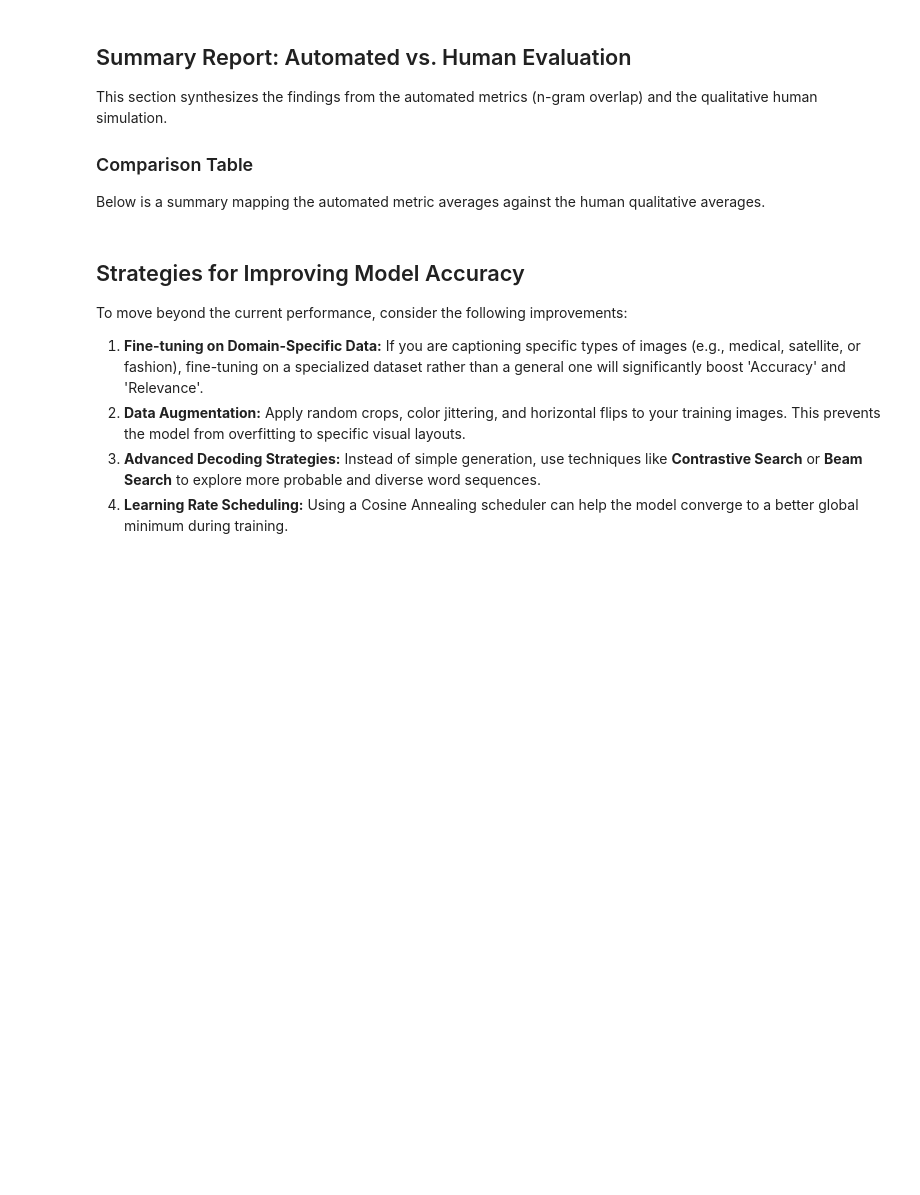
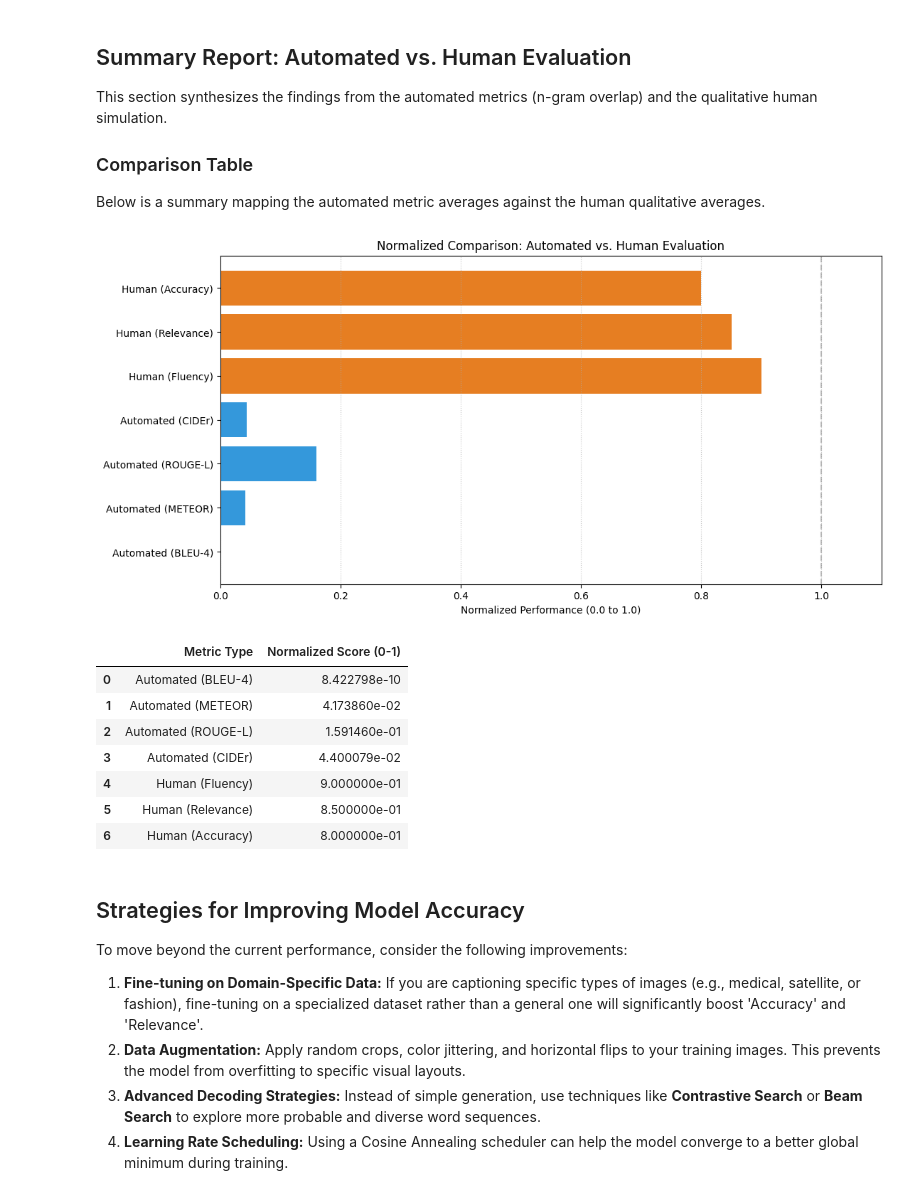
Before and after one commit to Anashrah/Image-Caption-Generator, a Jupyter notebook: 03_evaluation.ipynb, the cells around one changed output. Saved outputs shown, nothing was run; the diff lists cells and outputs as text; code cells hidden in the pictures; blank space fills up the shorter version.

```diff
--- a/03_evaluation.ipynb
+++ b/03_evaluation.ipynb
@@ -446,36 +592,46 @@ import pandas as pd
 
 # Prepare data for comparison
 # We normalize scores to a 0-1 scale for direct comparison
 # Human scores are 1-5, so (score-1)/4 maps them to 0-1.
 normalized_human = (mean_scores - 1) / 4
 
 comparison_data = {
-    'Metric Type': ['Automated (BLEU-4)', 'Automated (METEOR)', 'Automated (ROUGE-L)', 'Automated (CIDEr/10)',
+    'Metric Type': ['Automated (BLEU-4)', 'Automated (METEOR)', 'Automated (ROUGE-L)', 'Automated (CIDEr)',
                    'Human (Fluency)', 'Human (Relevance)', 'Human (Accuracy)'],
     'Normalized Score (0-1)': [
         final_scores['Bleu_4'],
         final_scores['METEOR'],
         final_scores['ROUGE_L'],
-        total_score / 10.0, # CIDEr is 0-10, normalize to 1
+        comparison_results['CIDEr'], # Use the pre-calculated CIDEr score from comparison_results
         normalized_human['Fluency (1-5)'],
         normalized_human['Relevance (1-5)'],
         normalized_human['Accuracy (1-5)']
     ]
 }
 
-summary_df = pd.DataFrame(comparison_data)
+summary_df = pd.DataFrame(comparison_data);
 
 # Plotting
 plt.figure(figsize=(12, 6))
 plt.barh(summary_df['Metric Type'], summary_df['Normalized Score (0-1)'], color=['#3498db']*4 + ['#e67e22']*3)
 plt.axvline(x=1.0, color='gray', linestyle='--', alpha=0.5)
 plt.title('Normalized Comparison: Automated vs. Human Evaluation')
 plt.xlabel('Normalized Performance (0.0 to 1.0)')
 plt.xlim(0, 1.1)
 plt.grid(axis='x', linestyle=':', alpha=0.7)
 plt.show()
 
 display(summary_df)
+# %% [output]
+[figure, added]
+|  | Metric Type | Normalized Score (0-1) |
+| 0 | Automated (BLEU-4) | 8.422798e-10 |
+| 1 | Automated (METEOR) | 4.173860e-02 |
+| 2 | Automated (ROUGE-L) | 1.591460e-01 |
+| 3 | Automated (CIDEr) | 4.400079e-02 |
+| 4 | Human (Fluency) | 9.000000e-01 |
+| 5 | Human (Relevance) | 8.500000e-01 |
+| 6 | Human (Accuracy) | 8.000000e-01 |
 # %% [markdown]
 ## Strategies for Improving Model Accuracy
 
```
Also changed, not shown: parts of 18 cells of this notebook.
